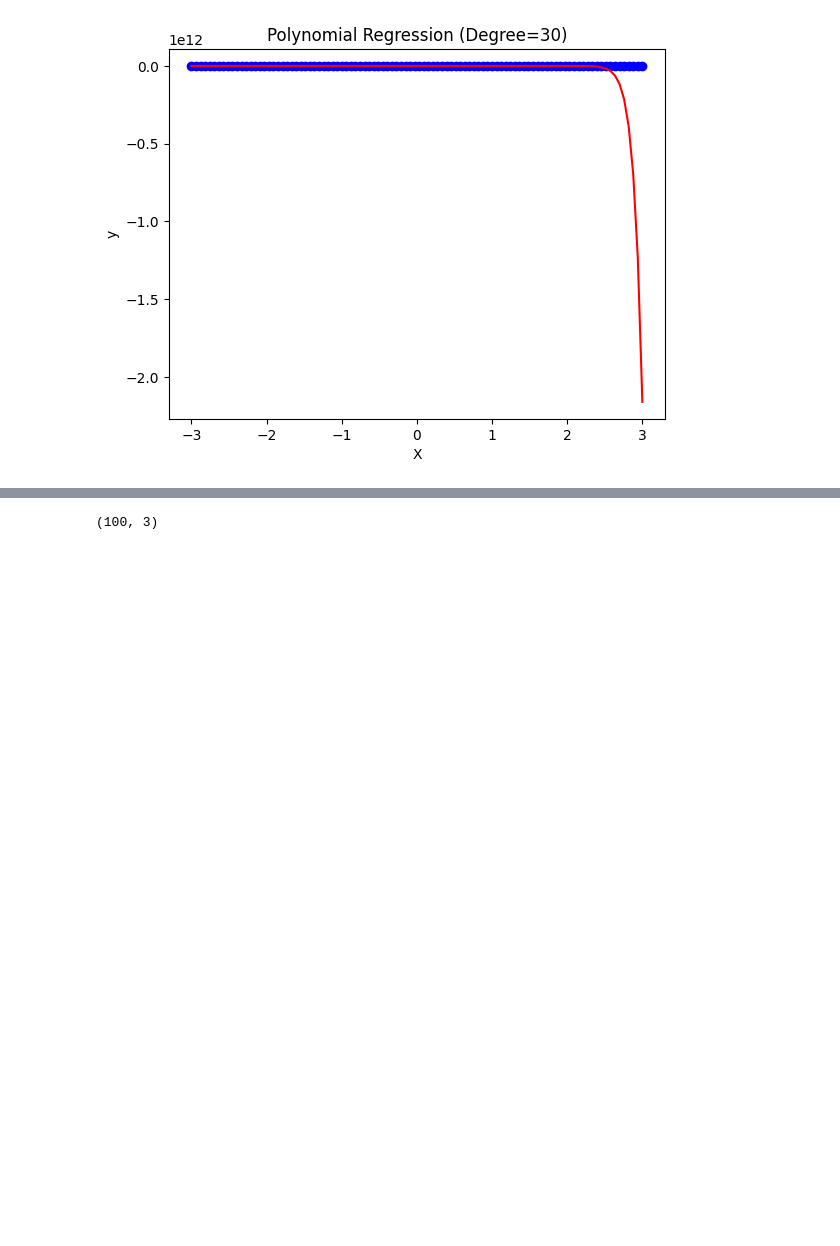
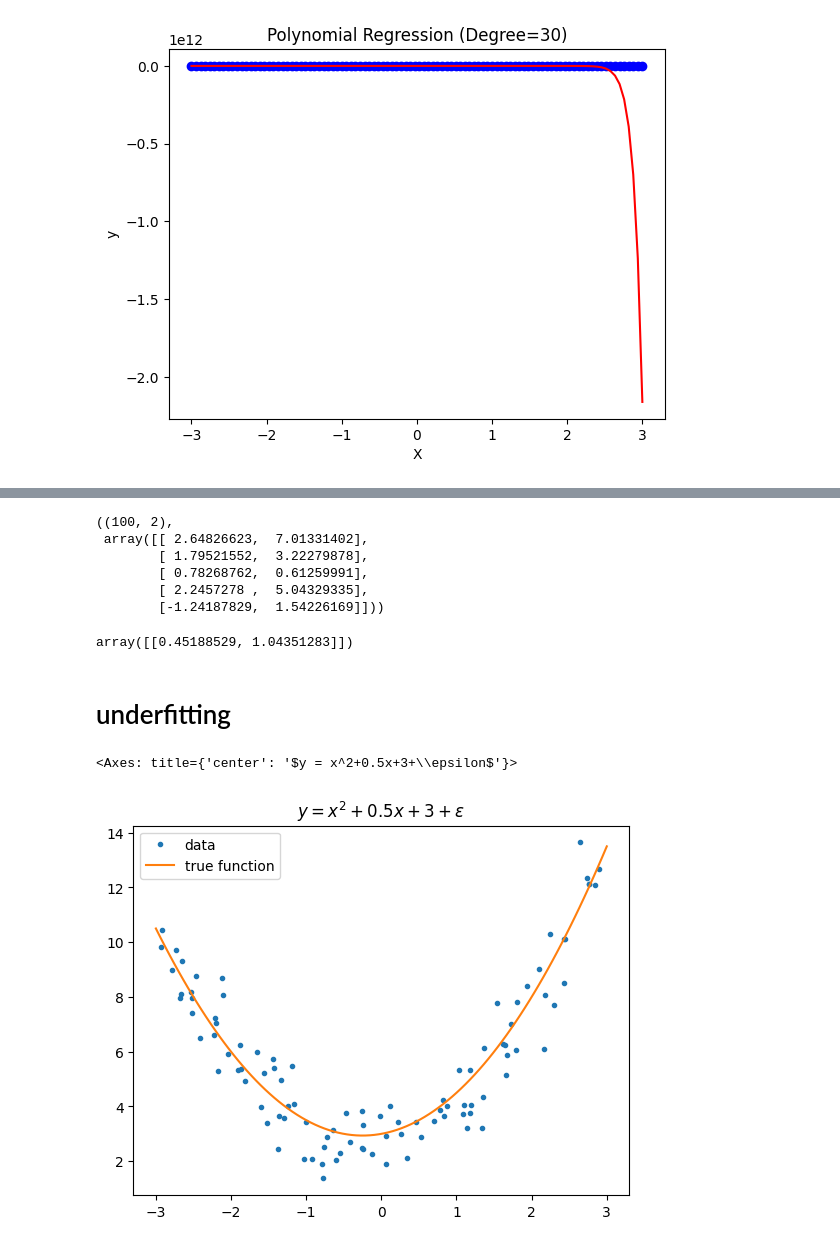
Before and after one commit to mosendamnit/AI-muhsin-OPA23, a Jupyter notebook: practicing_code/practicing_codes.ipynb, the cells around one changed output, grey strips where cells are left out. Saved outputs shown, nothing was run; the diff lists cells and outputs as text; code cells hidden in the pictures; blank space fills up the shorter version.

```diff
--- a/practicing_code/practicing_codes.ipynb
+++ b/practicing_code/practicing_codes.ipynb
@@ -645,8 +795,38 @@ plt.show()
 # %%
 from sklearn.preprocessing import PolynomialFeatures
 
-poly_model = PolynomialFeatures(3 , include_bias=False)
-poly_features = poly_model.fit_transform(x)
-poly_features.shape
+poly = PolynomialFeatures(degree=2 , include_bias=False)
+
+poly_features = poly.fit_transform(X)
+poly_features.shape , poly_features[:5]
 # %% [output]
-(100, 3)
+((100, 2),
+ array([[ 2.64826623,  7.01331402],
+        [ 1.79521552,  3.22279878],
+        [ 0.78268762,  0.61259991],
+        [ 2.2457278 ,  5.04329335],
+        [-1.24187829,  1.54226169]]))
+# %%
+from sklearn.linear_model import LinearRegression
+
+mode = LinearRegression()
+model.fit(poly_features , y)
+
+model.coef_
+# %% [output]
+array([[0.45188529, 1.04351283]])
+# %% [markdown]
+# underfitting
+# %%
+def draw_data():
+    fig, ax = plt.subplots()
+    ax.plot(X,y, '.', label="data")
+    ax.plot(x, f(x), label="true function")
+    ax.set(title = r"$y = x^2+0.5x+3+\epsilon$")
+    ax.legend()
+
+    return ax
+draw_data()
+# %% [output]
+<Axes: title={'center': '$y = x^2+0.5x+3+\\epsilon$'}>
+[figure, added]
```
Also changed, not shown: parts of 32 cells of this notebook.
